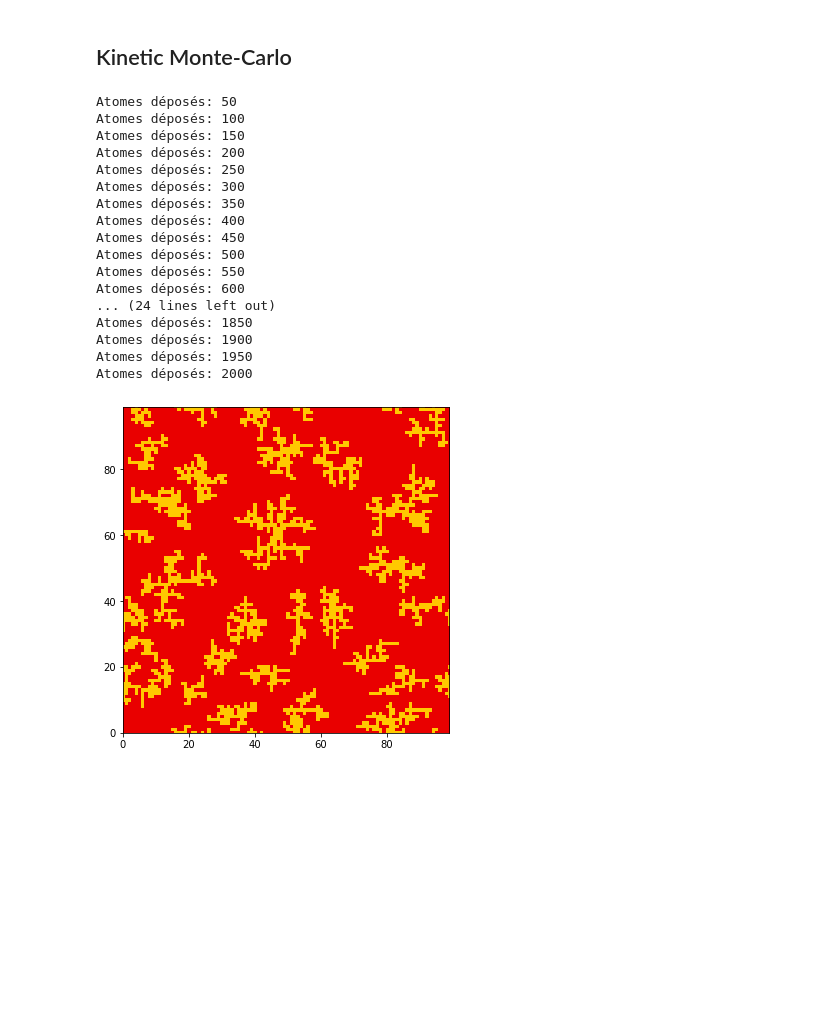
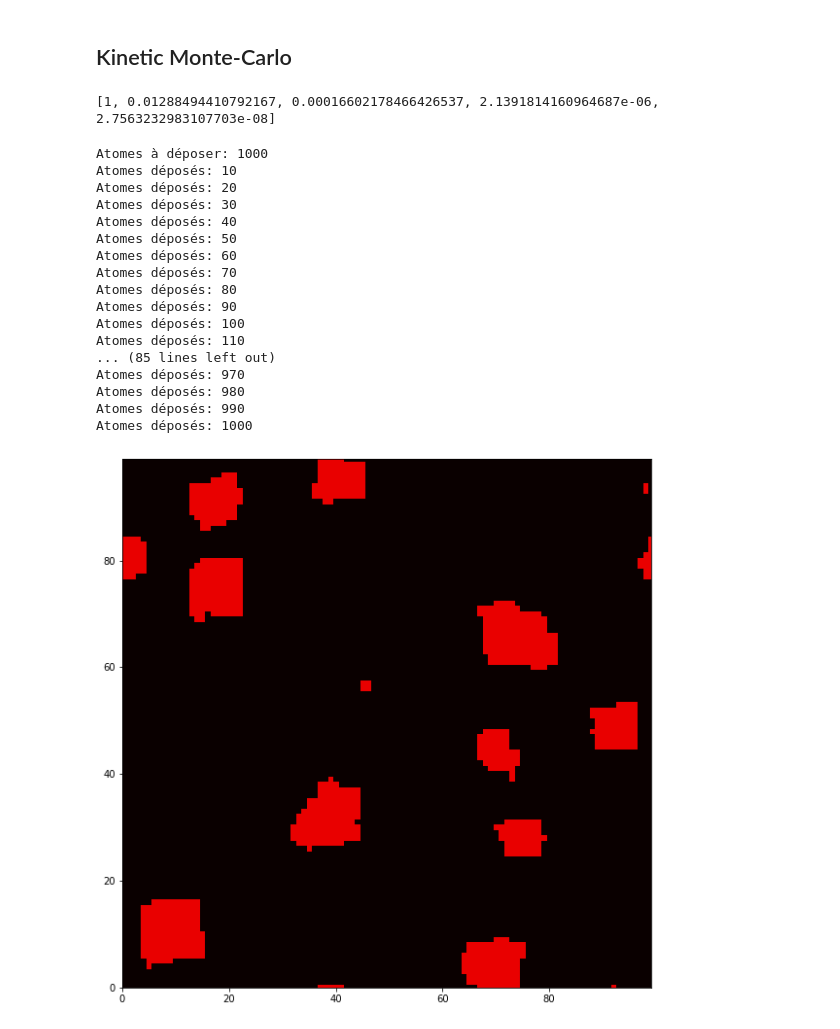
Before and after one commit to Titouan-Gadeyne/CMS-project, a Jupyter notebook: KMC Epitaxial Growth.ipynb, the cells around one changed output. Saved outputs shown, nothing was run; the diff lists cells and outputs as text; code cells hidden in the pictures; blank space fills up the shorter version.

```diff
--- a/KMC Epitaxial Growth.ipynb
+++ b/KMC Epitaxial Growth.ipynb
@@ -16,8 +16,9 @@ h  = cst.physical_constants['Planck constant'][0]
 "PARAMETRES"
 T  = 800       # Température (K)
 ES = 1.3 * eV  # Energie atome-substrat (eV)
-EN = 1.0 * eV  # Energie atome-voisin (eV)
+EN = 0.3 * eV  # Energie atome-voisin (eV)
 L  = 100       # Nombre d'atomes sur une ligne de la grille
+theta = 0.1    # Coverage
 
 "PROBABILITES"
 F  = 0.1                # Nombre d'atomes déposés sur une colonne par seconde
@@ -33,6 +34,9 @@ p2 = np.exp(-2*EN/(kB*T))
 p3 = np.exp(-3*EN/(kB*T))
 p4 = np.exp(-4*EN/(kB*T))
 P  = [p0, p1, p2, p3, p4]  # P[n] est la probabilité à utiliser pour n voisins
+print(P)
+# %% [output]
+[1, 0.01288494410792167, 0.00016602178466426537, 2.1391814160964687e-06, 2.7563232983107703e-08]
 # %%
 "Ajout d'un atome sur la colonne (i, j)"
 def add_atom(i,j):
@@ -185,7 +189,8 @@ def KMC():
 "SIMULATION"
 
 "Nombre total d'atomes à déposer"
-n_dep = 2000
+n_dep = int(L**2*theta)
+print('Atomes à déposer: '+str(n_dep))
 
 'Matrice H initiale: 0 atomes partout'
 H = np.ones((L,L)) * 0
@@ -203,36 +208,38 @@ Types = [[], [], [], [], Columns]  # Liste des colonnes (i, j) de classe 0, 1, 2
 'Lancer la simulation Monte-Carlo'
 KMC()
 # %% [output]
+Atomes à déposer: 1000
+Atomes déposés: 10
+Atomes déposés: 20
+Atomes déposés: 30
+Atomes déposés: 40
 Atomes déposés: 50
+Atomes déposés: 60
+Atomes déposés: 70
+Atomes déposés: 80
+Atomes déposés: 90
 Atomes déposés: 100
-Atomes déposés: 150
-Atomes déposés: 200
-Atomes déposés: 250
-Atomes déposés: 300
-Atomes déposés: 350
-Atomes déposés: 400
-Atomes déposés: 450
-Atomes déposés: 500
-Atomes déposés: 550
-Atomes déposés: 600
-... (24 lines left out)
-Atomes déposés: 1850
-Atomes déposés: 1900
-Atomes déposés: 1950
-Atomes déposés: 2000
+Atomes déposés: 110
+... (85 lines left out)
+Atomes déposés: 970
+Atomes déposés: 980
+Atomes déposés: 990
+Atomes déposés: 1000
 # %%
 "RESULTATS"
 
+np.savetxt('L='+str(L)+'F='+str(F)+'T='+str(T)+'theta='+str(theta)+'EN='+str(EN/eV)+'.txt', H)
+
 'Tracer la surface en 2D'
 %matplotlib inline
-fig = plt.figure(figsize=(6,6))
+fig = plt.figure(figsize=(10,10))
 ax = fig.add_subplot(111)
 
-ax.imshow(H, cmap='hot', vmax=2, vmin=-1)
+ax.imshow(H, cmap='hot', vmax=3, vmin=0)
 
 ax.set_xlim(0,L-1)
 ax.set_ylim(0,L-1)
 
 plt.show()
 # %% [output]
-[figure, old version]
+[figure, new version]
```
Also changed, not shown: parts of 3 cells of this notebook, 13 other files.
